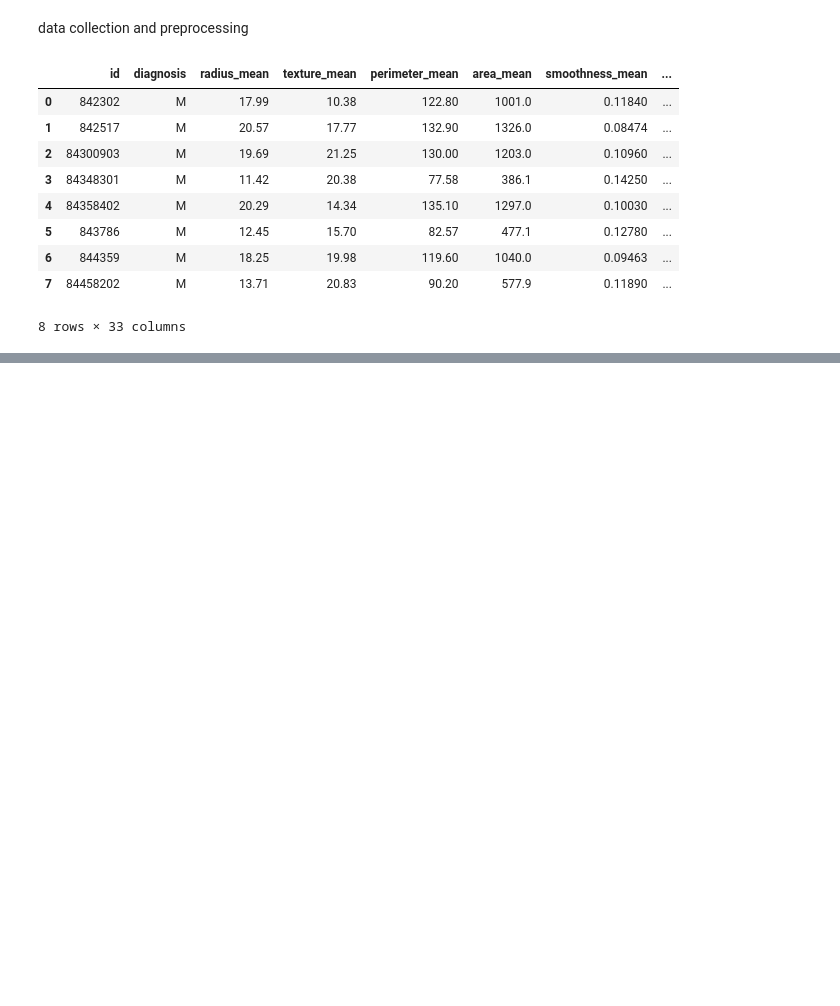
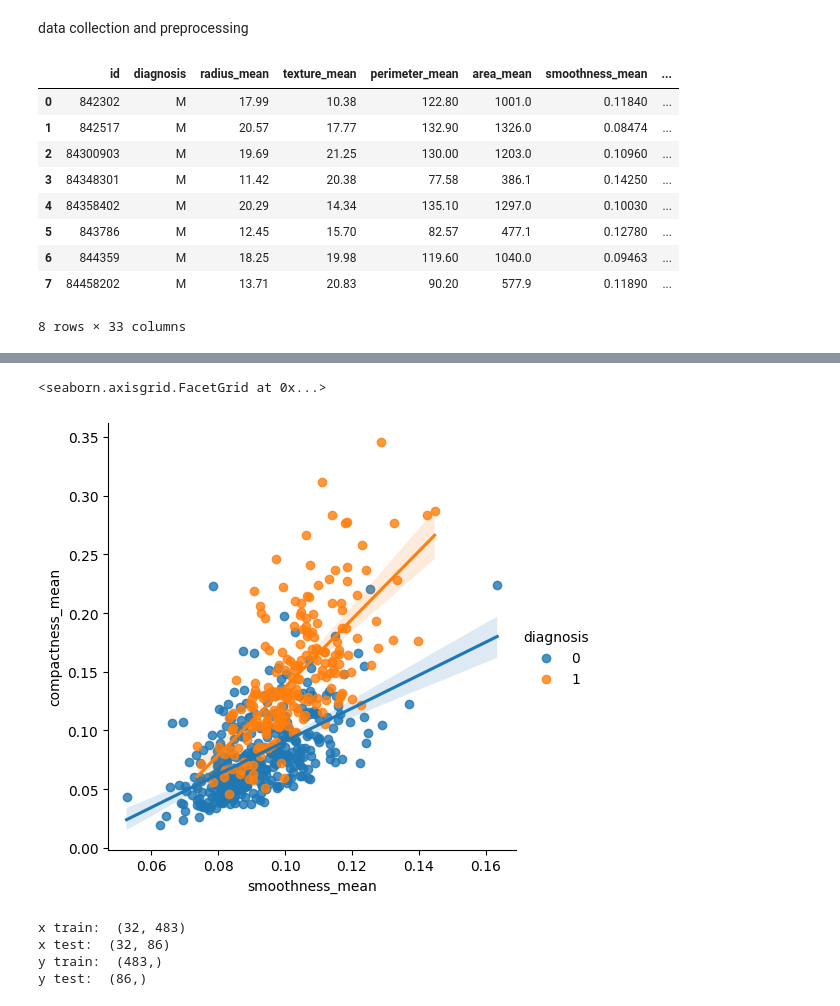
Before and after one commit to Priya-gawhane/Machine-learning-prediction-Models-Projects, a Jupyter notebook: Breast_cancer_classification.ipynb, the cells around one changed output, grey strips where cells are left out. Drawn from its saved outputs; the diff is of its cells as text; code cells hidden in the pictures; blank space fills up the shorter version.

```diff
--- a/Breast_cancer_classification.ipynb
+++ b/Breast_cancer_classification.ipynb
@@ -31,0 +60,26 @@ data_frame['label'] =
+# %%
+
+sns.lmplot(x ='smoothness_mean', y = 'compactness_mean',
+		data = data_frame, hue = 'diagnosis')
+# %% [output]
+<seaborn.axisgrid.FacetGrid at 0x...>
+[figure, added]
+# %%
+from sklearn.model_selection import train_test_split
+x_train, x_test, y_train, y_test = train_test_split(
+	x, y, test_size = 0.15, random_state = 42)
+
+x_train = x_train.T
+x_test = x_test.T
+y_train = y_train.T
+y_test = y_test.T
+
+print("x train: ", x_train.shape)
+print("x test: ", x_test.shape)
+print("y train: ", y_train.shape)
+print("y test: ", y_test.shape)
+# %% [output]
+x train:  (32, 483)
+x test:  (32, 86)
+y train:  (483,)
+y test:  (86,)
```
Also changed, not shown: parts of 15 cells of this notebook.
